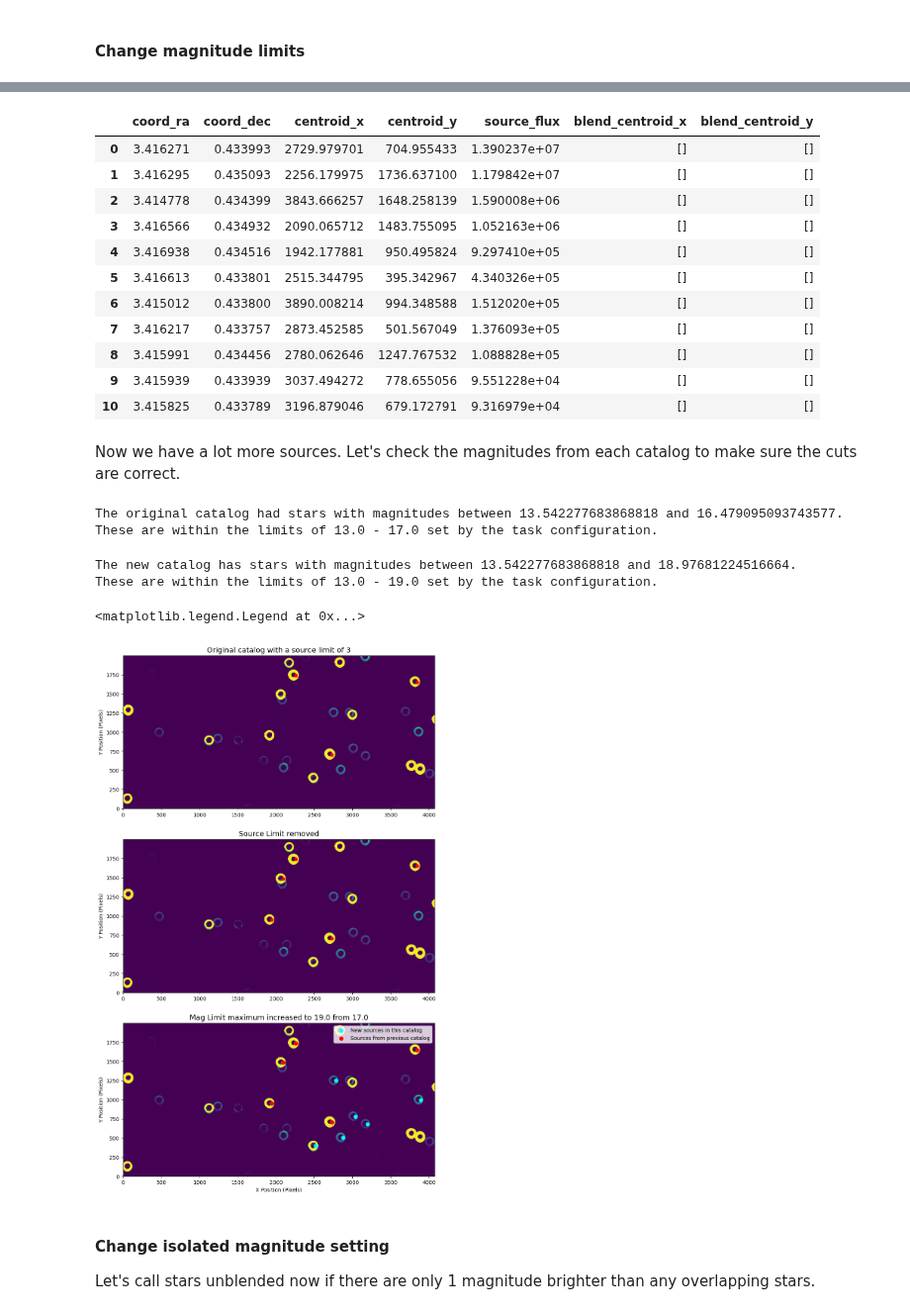
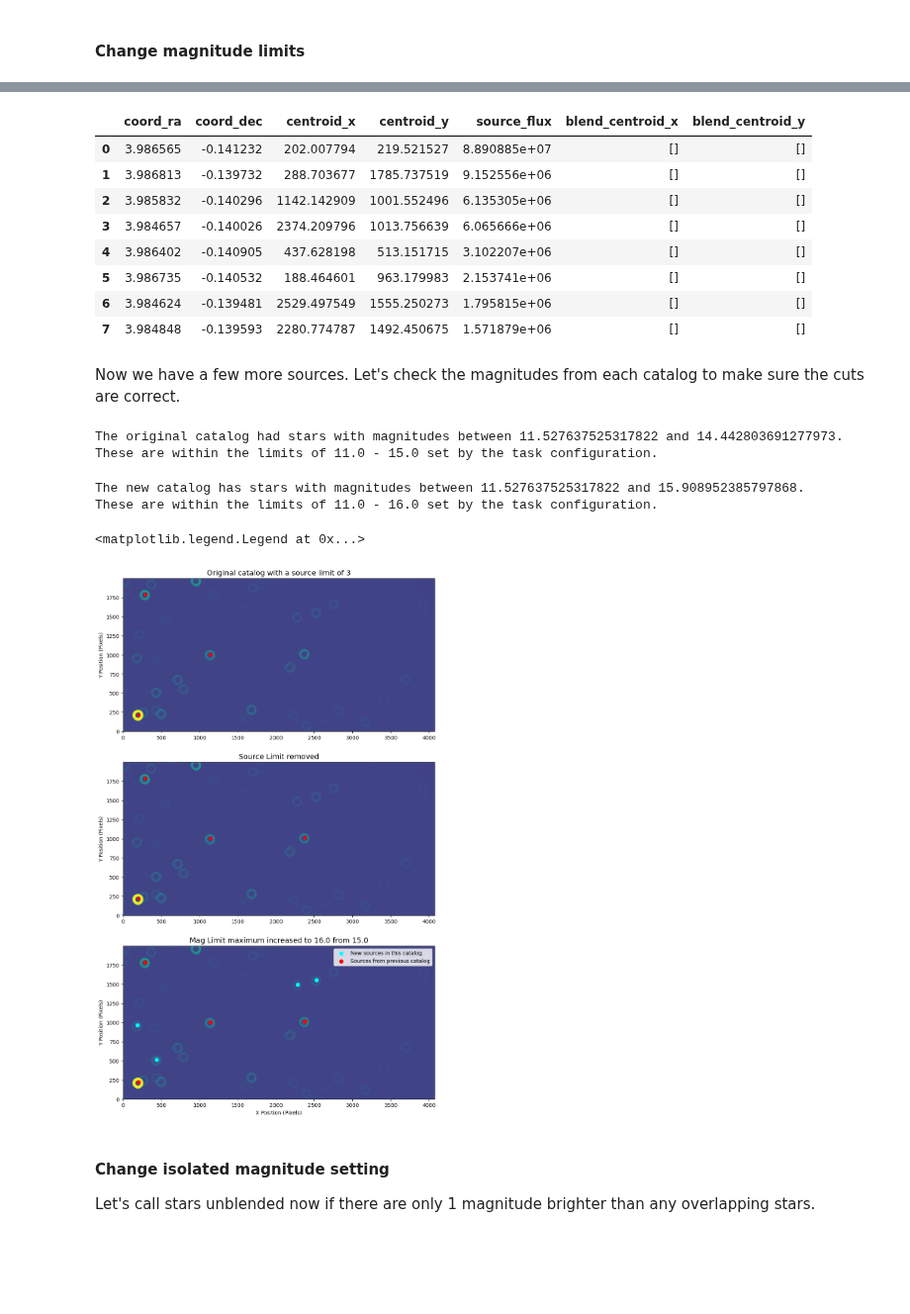
Before and after one commit to lsst-ts/ts_analysis_notebooks, a Jupyter notebook: aos/closed_loop/wepSourceSelectionWithoutWcs.ipynb, the cells around one changed output, grey strips where cells are left out. Shown at 99% size. Saved outputs shown, nothing was run; the diff lists cells and outputs as text; code cells hidden in the pictures; blank space fills up the shorter version.

```diff
--- a/aos/closed_loop/wepSourceSelectionWithoutWcs.ipynb
+++ b/aos/closed_loop/wepSourceSelectionWithoutWcs.ipynb
@@ -125,6 +120,6 @@ list(butler.registry.queryCollections())
 # %%
-collections = ['refcats/ps1_pv3_3pi_20170110']
-catalogName = 'ps1_pv3_3pi_20170110'
+collections = ['refcats/gaia_dr2_20200414']
+catalogName = 'gaia_dr2_20200414'
 # %%
 %%time
 # Use the shardIds found above to get the locations (`dataRefs`) in the butler repo for the catalog pieces we want
@@ -213,7 +208,7 @@ isrConfig.doOverscan = True
 # %%
 isrTask = IsrTask(config=isrConfig)
 # %%
-cwfsDataIdsExtra = list(butler.registry.queryDataIds(['exposure', 'detector', 'instrument'], detector=195, instrument='LSSTCam'))
+cwfsDataIdsExtra = list(butler.registry.queryDataIds(['exposure', 'detector', 'instrument'], detector=195, instrument='LSSTCam', exposure=5024072300004))
 # %%
 cwfsDataIdsExtra
 # %% [output]
@@ -337,11 +321,11 @@ Notice how the sources kept with the `sourceLimit` are the `sourceLimit` brighte
 # %% [markdown]
 #### Change magnitude limits
 # %%
-# Change magMax value to 19.0 from 17.0
-config.donutSelector.magMax = 19.0
+# Change magMax value to 16.0 from 15.0
+config.donutSelector.magMax = 16.0
 catCreationTask = GenerateDonutCatalogOnlineTask(config=config)
 # %%
 %%time
-catExtraMagLimit19 = catCreationTask.run(dataRefs, detExtra, detWcsExtra)
+catExtraMagLimit16 = catCreationTask.run(dataRefs, detExtra, detWcsExtra)
 # %% [output]
 lsst.generateDonutCatalogOnlineTask INFO: Running Donut Selector
@@ -353,19 +337,16 @@ Wall time: 137 ms
 # %%
-catExtraMagLimit19.donutCatalog
+catExtraMagLimit16.donutCatalog
 # %% [output]
 |  | coord_ra | coord_dec | centroid_x | centroid_y | source_flux | blend_centroid_x | blend_centroid_y |
-| 0 | 3.416271 | 0.433993 | 2729.979701 | 704.955433 | 1.390237e+07 | [] | [] |
-| 1 | 3.416295 | 0.435093 | 2256.179975 | 1736.637100 | 1.179842e+07 | [] | [] |
-| 2 | 3.414778 | 0.434399 | 3843.666257 | 1648.258139 | 1.590008e+06 | [] | [] |
-| 3 | 3.416566 | 0.434932 | 2090.065712 | 1483.755095 | 1.052163e+06 | [] | [] |
-| 4 | 3.416938 | 0.434516 | 1942.177881 | 950.495824 | 9.297410e+05 | [] | [] |
-| 5 | 3.416613 | 0.433801 | 2515.344795 | 395.342967 | 4.340326e+05 | [] | [] |
-| 6 | 3.415012 | 0.433800 | 3890.008214 | 994.348588 | 1.512020e+05 | [] | [] |
-| 7 | 3.416217 | 0.433757 | 2873.452585 | 501.567049 | 1.376093e+05 | [] | [] |
-| 8 | 3.415991 | 0.434456 | 2780.062646 | 1247.767532 | 1.088828e+05 | [] | [] |
-| 9 | 3.415939 | 0.433939 | 3037.494272 | 778.655056 | 9.551228e+04 | [] | [] |
-| 10 | 3.415825 | 0.433789 | 3196.879046 | 679.172791 | 9.316979e+04 | [] | [] |
+| 0 | 3.986565 | -0.141232 | 202.007794 | 219.521527 | 8.890885e+07 | [] | [] |
+| 1 | 3.986813 | -0.139732 | 288.703677 | 1785.737519 | 9.152556e+06 | [] | [] |
+| 2 | 3.985832 | -0.140296 | 1142.142909 | 1001.552496 | 6.135305e+06 | [] | [] |
+| 3 | 3.984657 | -0.140026 | 2374.209796 | 1013.756639 | 6.065666e+06 | [] | [] |
+| 4 | 3.986402 | -0.140905 | 437.628198 | 513.151715 | 3.102207e+06 | [] | [] |
+| 5 | 3.986735 | -0.140532 | 188.464601 | 963.179983 | 2.153741e+06 | [] | [] |
+| 6 | 3.984624 | -0.139481 | 2529.497549 | 1555.250273 | 1.795815e+06 | [] | [] |
+| 7 | 3.984848 | -0.139593 | 2280.774787 | 1492.450675 | 1.571879e+06 | [] | [] |
 # %% [markdown]
-Now we have a lot more sources. Let's check the magnitudes from each catalog to make sure the cuts are correct.
+Now we have a few more sources. Let's check the magnitudes from each catalog to make sure the cuts are correct.
 # %%
 origCatalogMags = (catExtraNoSourceLimit.donutCatalog['source_flux'].values * u.nJy).to_value(u.ABmag)
@@ -373,38 +354,38 @@ newCatalogMags = (catExtraMagLimit19.donutCatalog['source_flux'].values * u.nJy)
 # %%
-print(f"The original catalog had stars with magnitudes between {np.min(origCatalogMags)} and {np.max(origCatalogMags)}.\nThese are within the limits of 13.0 - 17.0 set by the task configuration.")
+print(f"The original catalog had stars with magnitudes between {np.min(origCatalogMags)} and {np.max(origCatalogMags)}.\nThese are within the limits of 11.0 - 15.0 set by the task configuration.")
 # %% [output]
-The original catalog had stars with magnitudes between 13.542277683868818 and 16.479095093743577.
-These are within the limits of 13.0 - 17.0 set by the task configuration.
+The original catalog had stars with magnitudes between 11.527637525317822 and 14.442803691277973.
+These are within the limits of 11.0 - 15.0 set by the task configuration.
 # %%
-print(f"The new catalog has stars with magnitudes between {np.min(newCatalogMags)} and {np.max(newCatalogMags)}.\nThese are within the limits of 13.0 - 19.0 set by the task configuration.")
+print(f"The new catalog has stars with magnitudes between {np.min(newCatalogMags)} and {np.max(newCatalogMags)}.\nThese are within the limits of 11.0 - 16.0 set by the task configuration.")
 # %% [output]
-The new catalog has stars with magnitudes between 13.542277683868818 and 18.97681224516664.
-These are within the limits of 13.0 - 19.0 set by the task configuration.
+The new catalog has stars with magnitudes between 11.527637525317822 and 15.908952385797868.
+These are within the limits of 11.0 - 16.0 set by the task configuration.
 # %%
 fig = plt.figure(figsize=(12, 18))
 fig.add_subplot(3,1,1)
-plt.imshow(isrOutExtra.exposure.getImage().getArray(), vmax=50, vmin=10, origin='lower')
+plt.imshow(isrOutExtra.exposure.getImage().getArray(), vmax=3000, vmin=-300, origin='lower')
 plt.scatter(catExtra.donutCatalog['centroid_x'], catExtra.donutCatalog['centroid_y'], c='r')
 plt.title('Original catalog with a source limit of 3', size=14)
 plt.ylabel('Y Position (Pixels)')
 
 fig.add_subplot(3,1,2)
-plt.imshow(isrOutExtra.exposure.getImage().getArray(), vmax=50, vmin=10, origin='lower')
+plt.imshow(isrOutExtra.exposure.getImage().getArray(), vmax=3000, vmin=-300, origin='lower')
 plt.scatter(catExtraNoSourceLimit.donutCatalog['centroid_x'], catExtraNoSourceLimit.donutCatalog['centroid_y'], c='r')
 plt.title('Source Limit removed', size=14)
 plt.ylabel('Y Position (Pixels)')
 
 fig.add_subplot(3,1,3)
-plt.imshow(isrOutExtra.exposure.getImage().getArray(), vmax=50, vmin=10, origin='lower')
-plt.scatter(catExtraMagLimit19.donutCatalog['centroid_x'], catExtraMagLimit19.donutCatalog['centroid_y'], c='cyan', s=50, label='New sources in this catalog')
+plt.imshow(isrOutExtra.exposure.getImage().getArray(), vmax=3000, vmin=-300, origin='lower')
+plt.scatter(catExtraMagLimit16.donutCatalog['centroid_x'], catExtraMagLimit16.donutCatalog['centroid_y'], c='cyan', s=50, label='New sources in this catalog')
 plt.scatter(catExtraNoSourceLimit.donutCatalog['centroid_x'], catExtraNoSourceLimit.donutCatalog['centroid_y'], c='r', s=50, label='Sources from previous catalog')
-plt.title('Mag Limit maximum increased to 19.0 from 17.0', size=14)
+plt.title('Mag Limit maximum increased to 16.0 from 15.0', size=14)
 plt.ylabel('Y Position (Pixels)')
 plt.xlabel('X Position (Pixels)')
 plt.legend()
 # %% [output]
 <matplotlib.legend.Legend at 0x...>
-[figure, old version]
+[figure, new version]
 # %% [markdown]
 #### Change isolated magnitude setting
 
```
Also changed, not shown: parts of 37 cells of this notebook, 3 other files.
